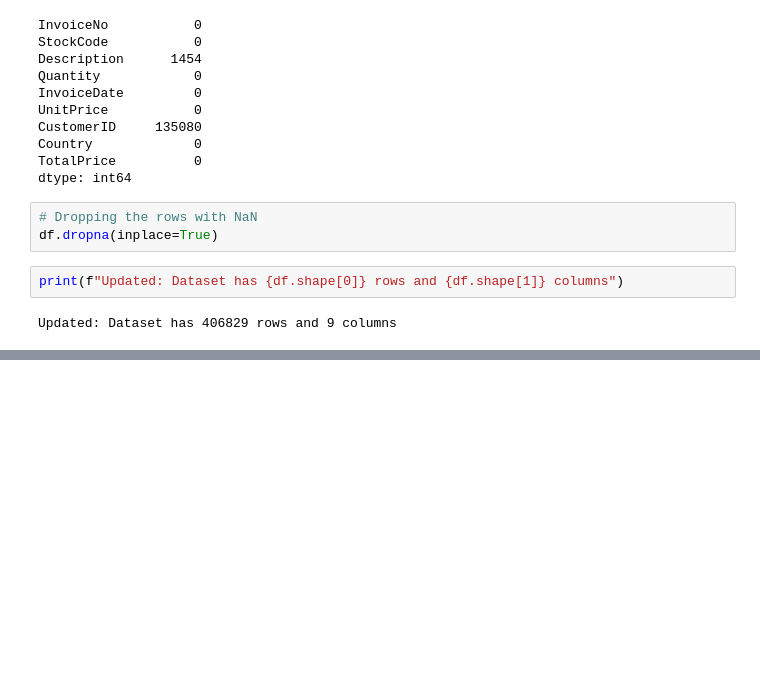
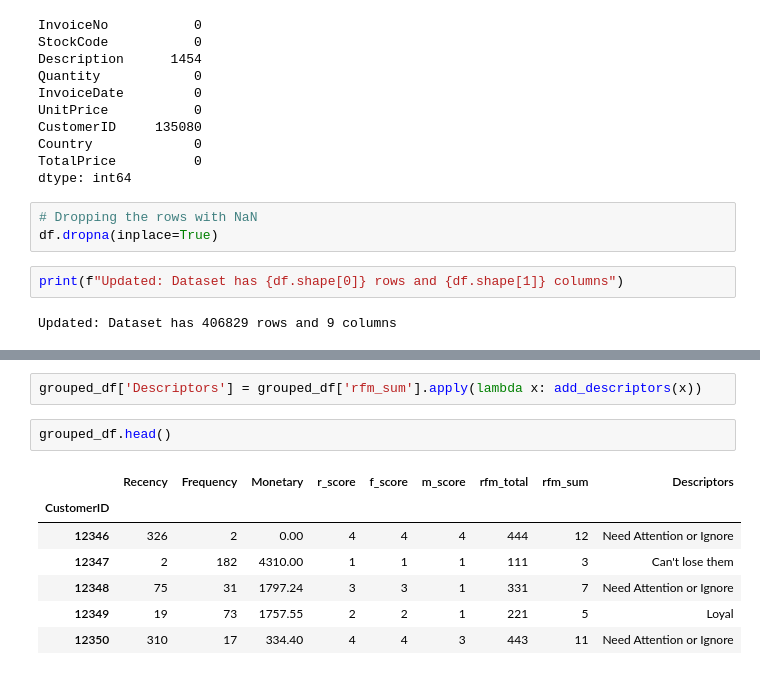
Before and after one commit to vincevertulfo/customer-segmentation, a Jupyter notebook: customer-segmentation.ipynb, the cells around one changed output, grey strips where cells are left out. Saved outputs shown, nothing was run; the diff lists cells and outputs as text; blank space fills up the shorter version.

```diff
--- a/customer-segmentation.ipynb
+++ b/customer-segmentation.ipynb
@@ -164,0 +206,12 @@ plt.show()
+# %%
+grouped_df['Descriptors'] = grouped_df['rfm_sum'].apply(lambda x: add_descriptors(x))
+# %%
+grouped_df.head()
+# %% [output]
+|  | Recency | Frequency | Monetary | r_score | f_score | m_score | rfm_total | rfm_sum | Descriptors |
+| CustomerID |  |  |  |  |  |  |  |  |  |
+| 12346 | 326 | 2 | 0.00 | 4 | 4 | 4 | 444 | 12 | Need Attention or Ignore |
+| 12347 | 2 | 182 | 4310.00 | 1 | 1 | 1 | 111 | 3 | Can't lose them |
+| 12348 | 75 | 31 | 1797.24 | 3 | 3 | 1 | 331 | 7 | Need Attention or Ignore |
+| 12349 | 19 | 73 | 1757.55 | 2 | 2 | 1 | 221 | 5 | Loyal |
+| 12350 | 310 | 17 | 334.40 | 4 | 4 | 3 | 443 | 11 | Need Attention or Ignore |
```
Also changed, not shown: parts of 28 cells of this notebook, 1 other file.
